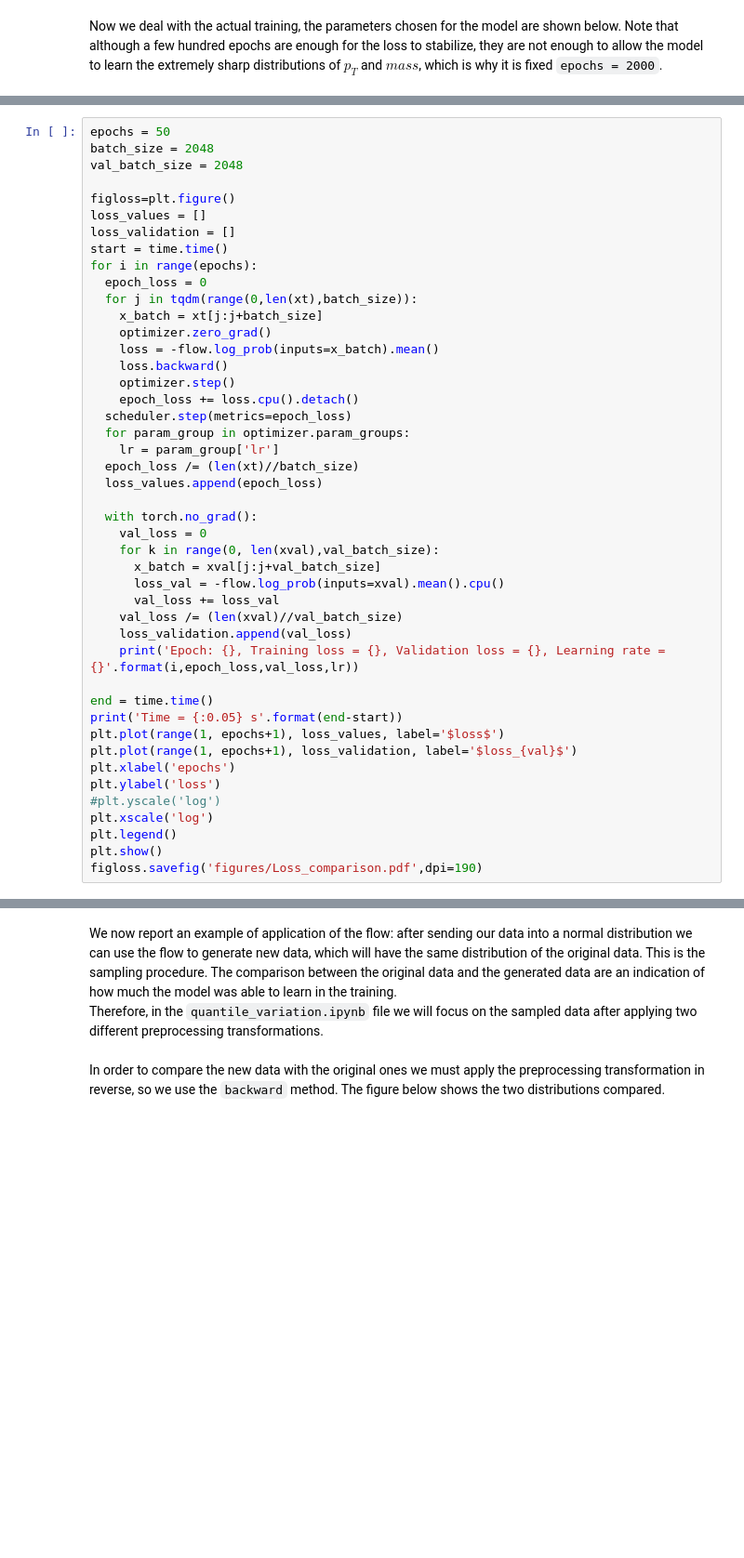
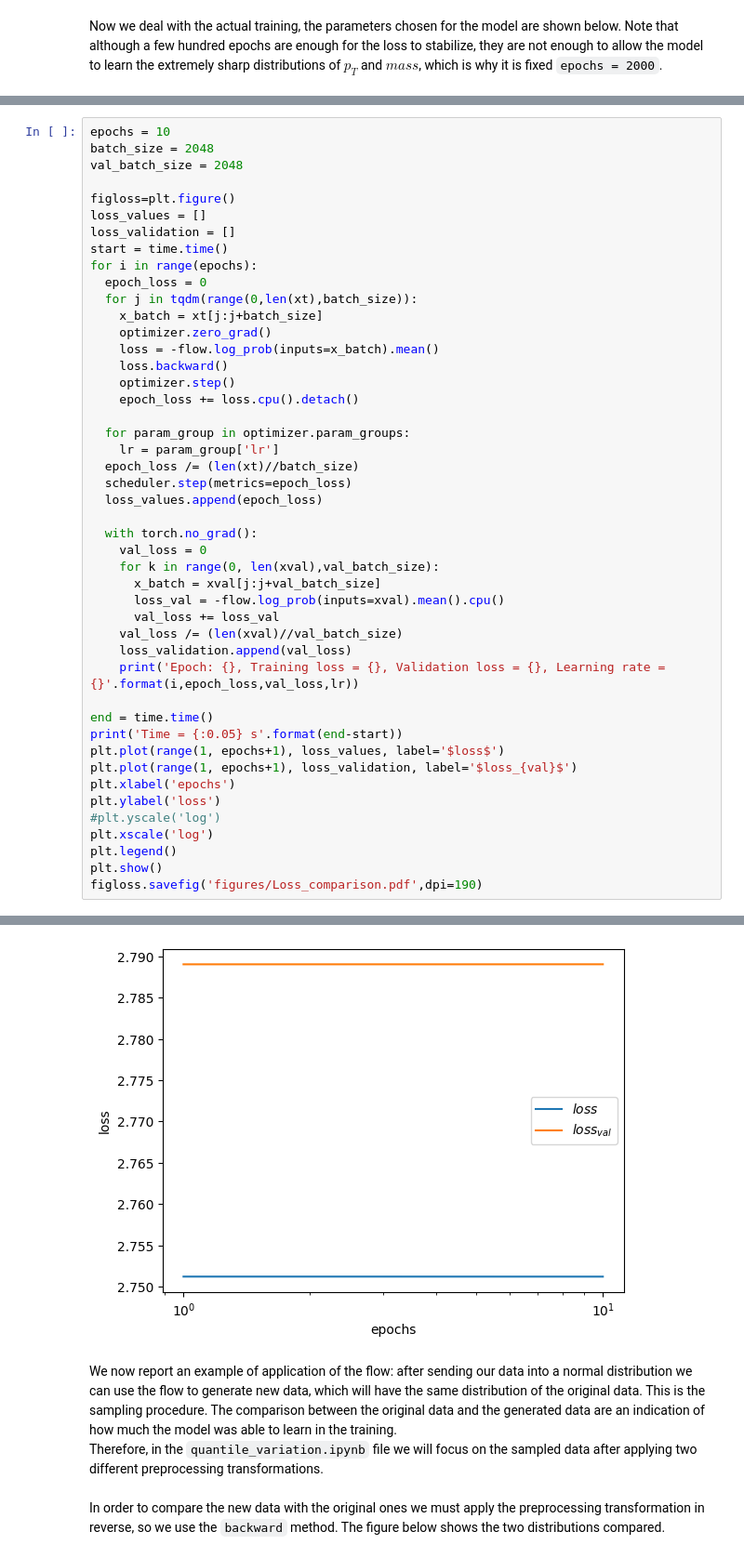
Before and after one commit to igordt/CMEPDA, a Jupyter notebook: originale.ipynb, the cells around one changed output, grey strips where cells are left out. Shown at 93% size. Drawn from its saved outputs; the diff is of its cells as text; blank space fills up the shorter version.

```diff
--- a/originale.ipynb
+++ b/originale.ipynb
@@ -327,7 +327,7 @@ flow, optimizer, scheduler = model_definer(num_features=num_features, num_iterat
 # %% [output]
 Num. iterations = 6, Num. hidden_features = 128, Num. trainable parameters = 406320
 # %%
-epochs = 50
+epochs = 10
 batch_size = 2048
 val_batch_size = 2048
 
@@ -344,10 +344,11 @@ for i in range(epochs):
     loss.backward()
     optimizer.step()
     epoch_loss += loss.cpu().detach()
-  scheduler.step(metrics=epoch_loss)
+
   for param_group in optimizer.param_groups:
     lr = param_group['lr']
   epoch_loss /= (len(xt)//batch_size)
+  scheduler.step(metrics=epoch_loss)
   loss_values.append(epoch_loss)
 
   with torch.no_grad():
@@ -388,3 +387,4 @@ Epoch: 11, Training loss = 2.839270830154419, Validation loss = 2.85062074661254
+[figure, added]
 # %% [markdown]
 We now report an example of application of the flow: after sending our data into a normal distribution we can use the flow to generate new data, which will have the same distribution of the original data. This is the sampling procedure. The comparison between the original data and the generated data are an indication of how much the model was able to learn in the training. <br>
 Therefore, in the `quantile_variation.ipynb` file we will focus on the sampled data after applying two different preprocessing transformations. <br><br>
```
Also changed, not shown: parts of 20 cells of this notebook.
